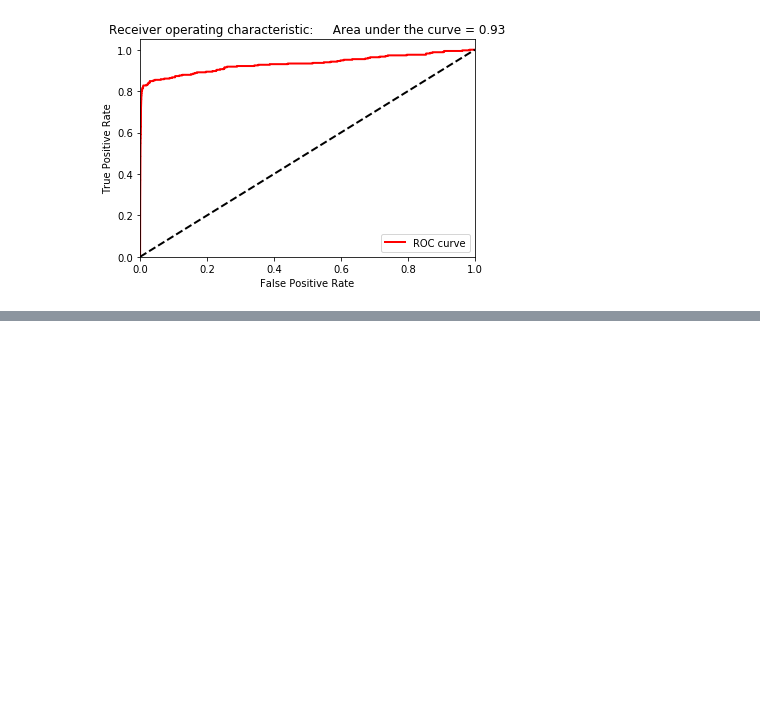
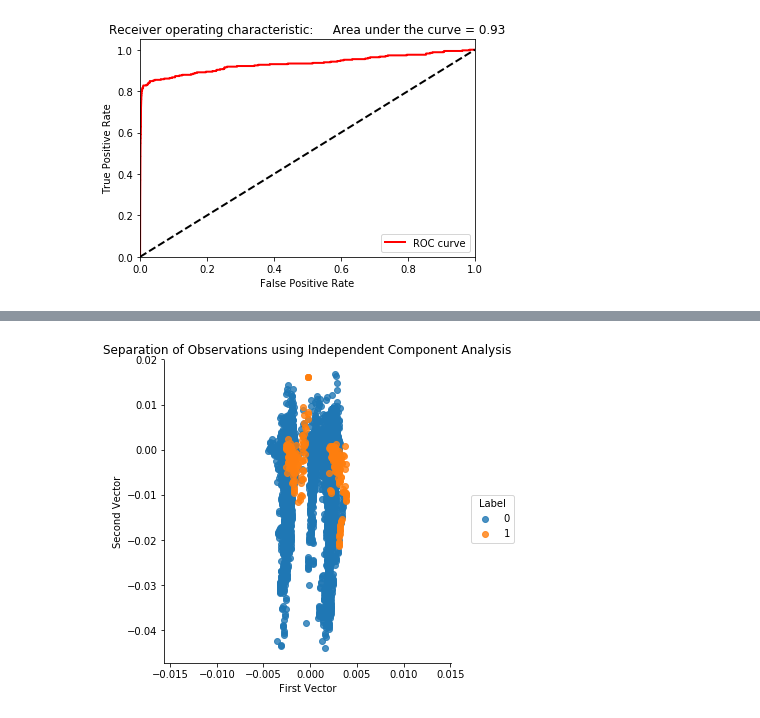
Before and after one commit to varinen/handson-unsupervised-learning, a Jupyter notebook: Chap04.ipynb, the cells around one changed output, grey strips where cells are left out. Saved outputs shown, nothing was run; the diff lists cells and outputs as text; code cells hidden in the pictures; blank space fills up the shorter version.

```diff
--- a/Chap04.ipynb
+++ b/Chap04.ipynb
@@ -444,0 +449,23 @@ The results from the dctionary learning are much better than from random project
+# %%
+from sklearn.decomposition import FastICA
+
+n_components = 27
+algorithm = 'parallel'
+whiten = True
+max_iter = 200
+random_state = 2018
+
+fastICA = FastICA(n_components=n_components, \
+    algorithm=algorithm, whiten=whiten, max_iter=max_iter, \
+    random_state=random_state)
+
+X_train_fastICA = fastICA.fit_transform(X_train)
+X_train_fastICA = pd.DataFrame(data=X_train_fastICA, index=X_train.index)
+
+X_train_fastICA_inverse = fastICA.inverse_transform(X_train_fastICA)
+X_train_fastICA_inverse = pd.DataFrame(data=X_train_fastICA_inverse, \
+                                       index=X_train.index)
+
+scatterPlot(X_train_fastICA, y_train, "Independent Component Analysis")
+# %% [output]
+[figure, added]
```
Also changed, not shown: parts of 30 cells of this notebook, 35 other files.
